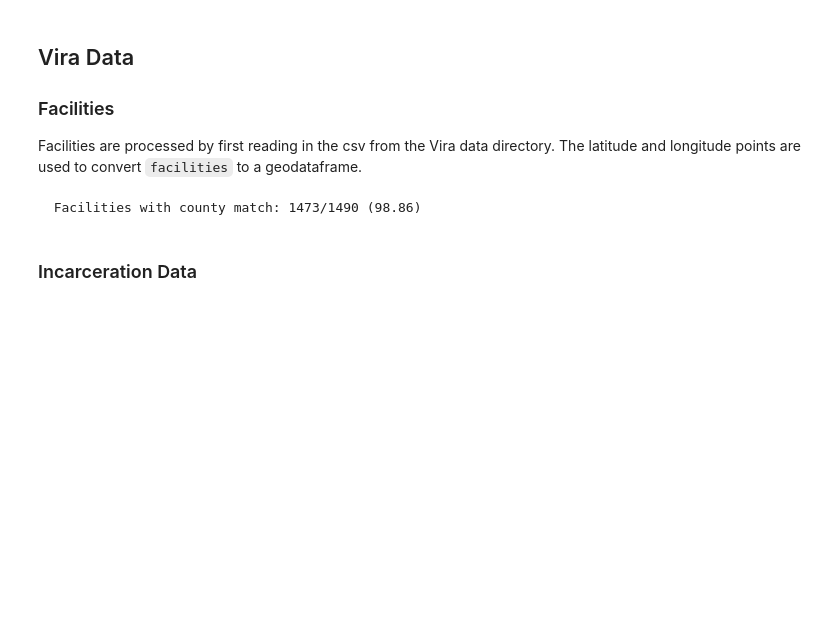
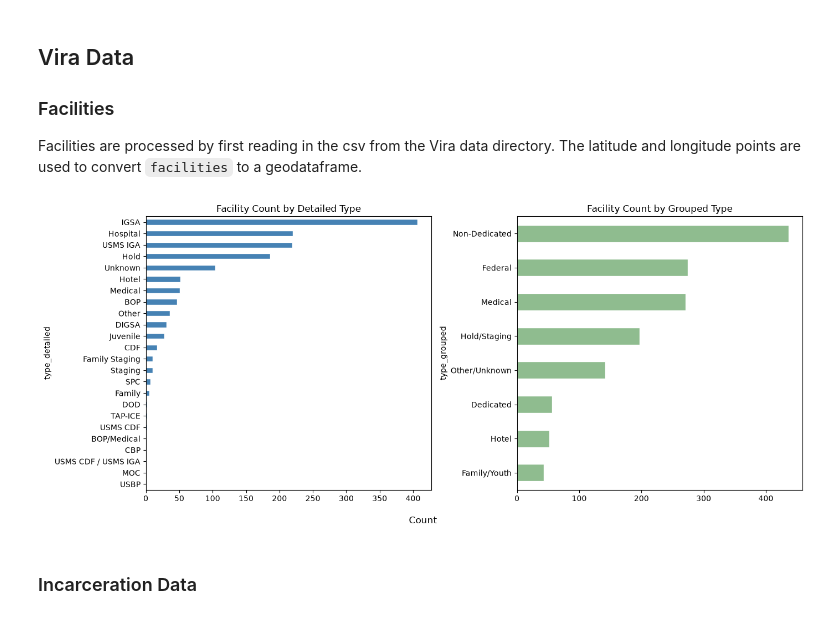
Before and after one commit to steveg-ds/RHIP, a Jupyter notebook: RSS-Analysis.ipynb, the cells around one changed output. Drawn from its saved outputs; the diff is of its cells as text; code cells hidden in the pictures; blank space fills up the shorter version.

```diff
--- a/RSS-Analysis.ipynb
+++ b/RSS-Analysis.ipynb
@@ -139,35 +140,34 @@ if "facilities" not in locals():
         predicate="within",
     )
 
     facilities = facilities.drop_duplicates(subset="detention_facility_code")
 
     n_matched = facilities.GEOID.notna().sum()
     print(f"  Facilities with county match: {n_matched}/{len(facilities)} ({round(n_matched / len(facilities) * 100, 2)})")
 
     facilities.dropna(subset="GEOID", inplace=True)
 
     cols = ['address', 'city', 'latitude', 'longitude',
        'county', 'state', 'zip', 'aor', 'index_right']
     facilities.drop(columns=cols, inplace=True)
     facilities = facilities.rename_geometry("coordinates")
 
 # Plot distribution of facility types (detailed vs grouped)
 fig, axes = plt.subplots(1, 2, figsize=(14, 6))
 
 facilities["type_detailed"].value_counts().sort_values().plot(
     kind="barh", ax=axes[0], color="steelblue", edgecolor="white"
 )
 axes[0].set_title("Facility Count by Detailed Type")
-axes[0].set_xlabel("Count")
 
 facilities["type_grouped"].value_counts().sort_values().plot(
     kind="barh", ax=axes[1], color="darkseagreen", edgecolor="white"
 )
 axes[1].set_title("Facility Count by Grouped Type")
-axes[1].set_xlabel("Count")
 
+fig.supxlabel("Count")
 plt.tight_layout()
-fig.savefig(FIG_DIR / 'facility_count_by_type.png', bbox_inches='tight')
-plt.close('all')
+
+plt.show()
 # %% [output]
-  Facilities with county match: 1473/1490 (98.86)
+[figure, added]
```
Also changed, not shown: parts of 22 cells of this notebook, 3 other files.
